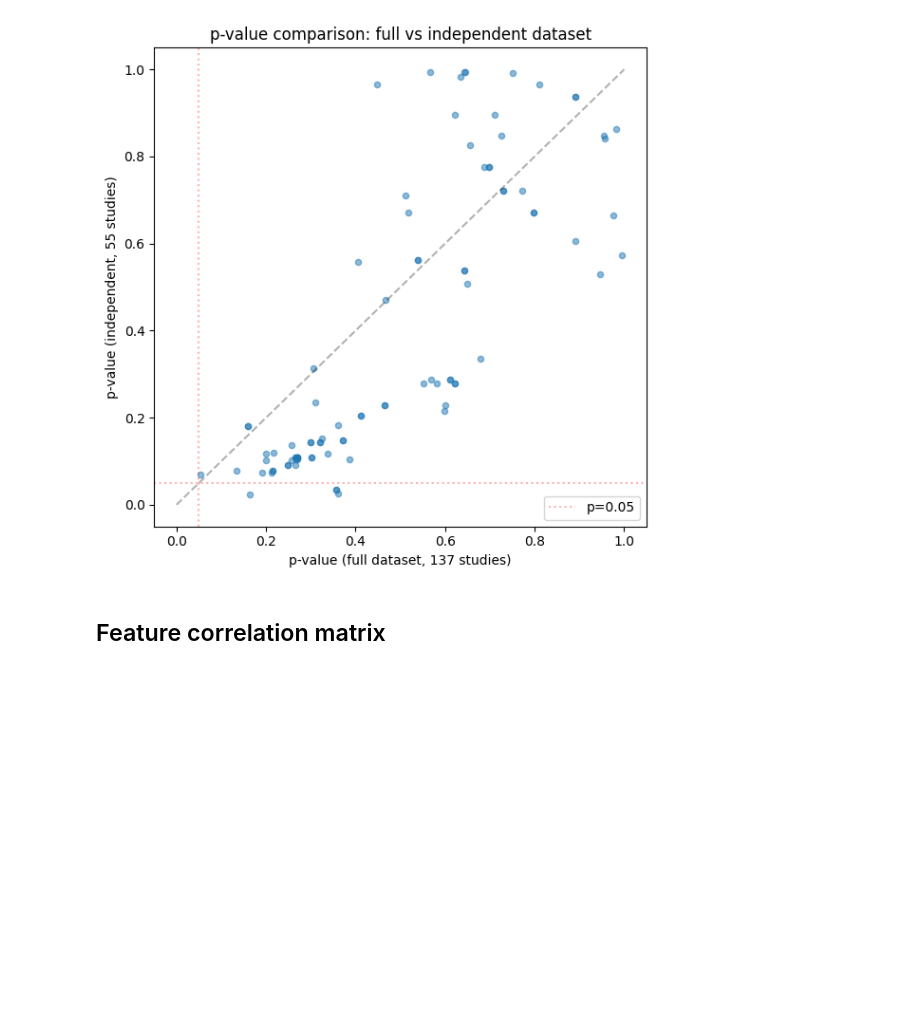
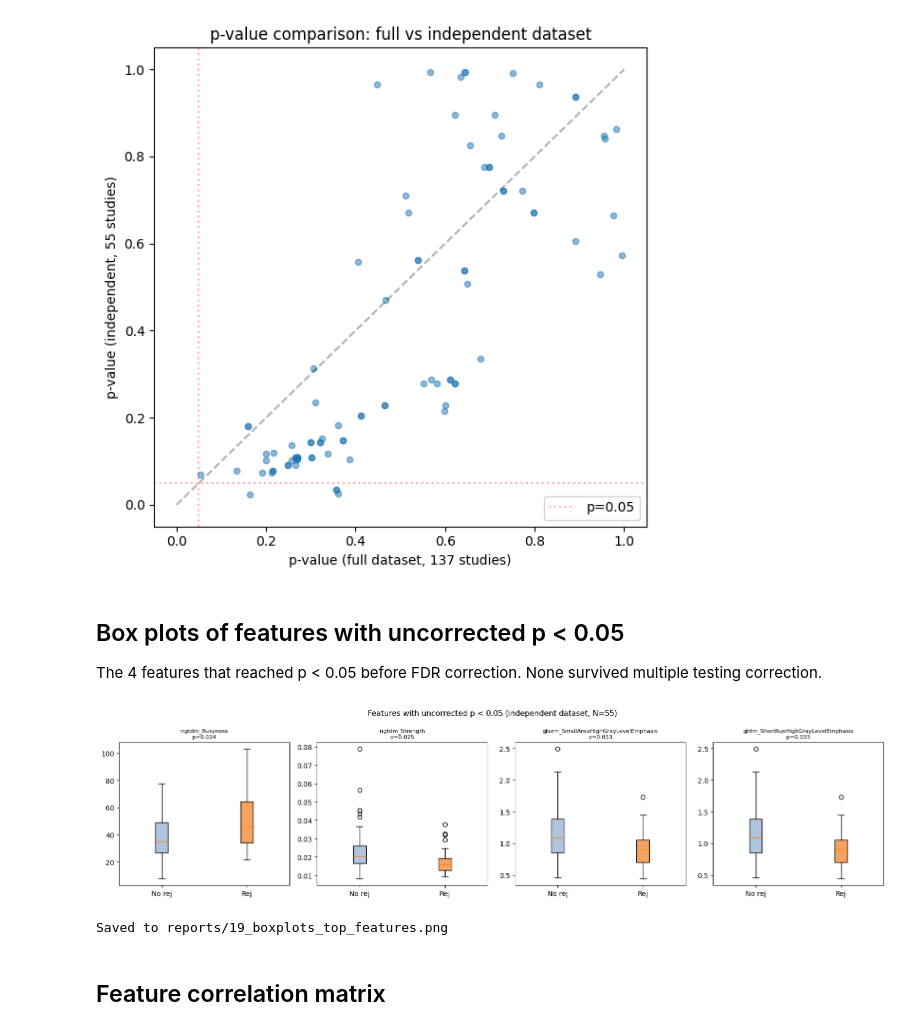
Before and after one commit to daniel-duhnev/pancreas-us-radiomics, a Jupyter notebook: analysis/19_stats_independent_dataset.ipynb, the cells around one changed output. Drawn from its saved outputs; the diff is of its cells as text; code cells hidden in the pictures; blank space fills up the shorter version.

```diff
--- a/analysis/19_stats_independent_dataset.ipynb
+++ b/analysis/19_stats_independent_dataset.ipynb
@@ -228,6 +228,37 @@ plt.savefig(os.path.join("reports", "19_pvalue_comparison_full_vs_independent.pn
 plt.show()
 # %% [output]
 [figure]
+# %% [markdown]
+## Box plots of features with uncorrected p < 0.05
+
+The 4 features that reached p < 0.05 before FDR correction. None survived multiple testing correction.
+# %%
+top4_features = [
+    "original_ngtdm_Busyness",
+    "original_ngtdm_Strength",
+    "original_glszm_SmallAreaHighGrayLevelEmphasis",
+    "original_glrlm_ShortRunHighGrayLevelEmphasis",
+]
+
+fig, axes = plt.subplots(1, 4, figsize=(16, 4))
+for i, feat in enumerate(top4_features):
+    data_no = no_rejection[feat].values
+    data_rej = rejection[feat].values
+    bp = axes[i].boxplot([data_no, data_rej], labels=["No rej", "Rej"], patch_artist=True)
+    bp["boxes"][0].set_facecolor("#B0C4DE")
+    bp["boxes"][1].set_facecolor("#F4A460")
+    short_name = feat.replace("original_", "")
+    p_val = results_df[results_df["feature"] == feat]["p_value"].values[0]
+    axes[i].set_title(f"{short_name}\np={p_val:.3f}", fontsize=8)
+
+plt.suptitle("Features with uncorrected p < 0.05 (independent dataset, N=55)", fontsize=11)
+plt.tight_layout()
+plt.savefig(os.path.join("reports", "19_boxplots_top_features.png"), dpi=150, bbox_inches="tight")
+plt.show()
+print("Saved to reports/19_boxplots_top_features.png")
+# %% [output]
+[figure, added]
+Saved to reports/19_boxplots_top_features.png
 # %% [markdown]
 ## Feature correlation matrix
 # %%
```
Also changed, not shown: 4 other files.
